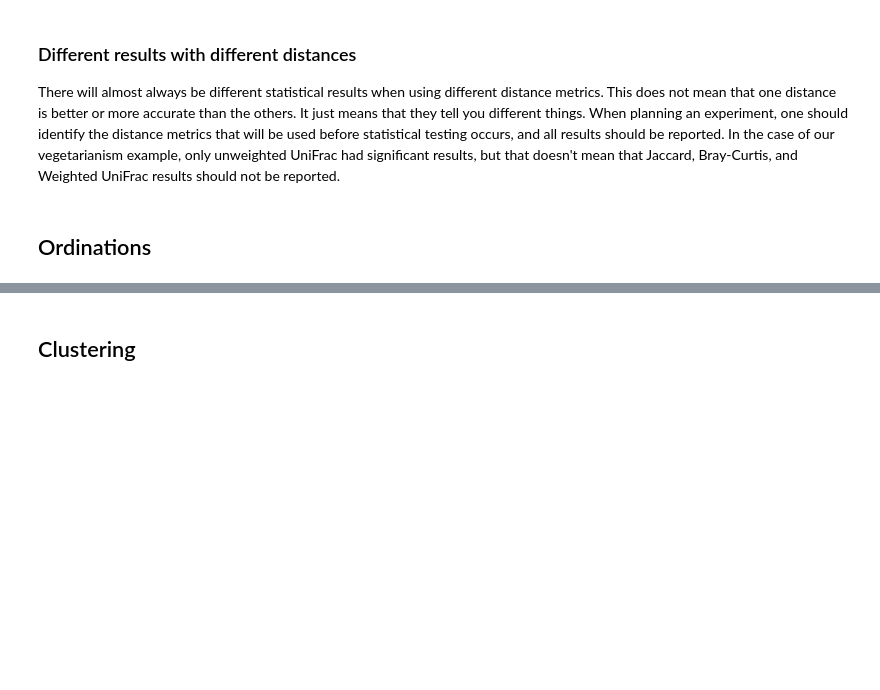
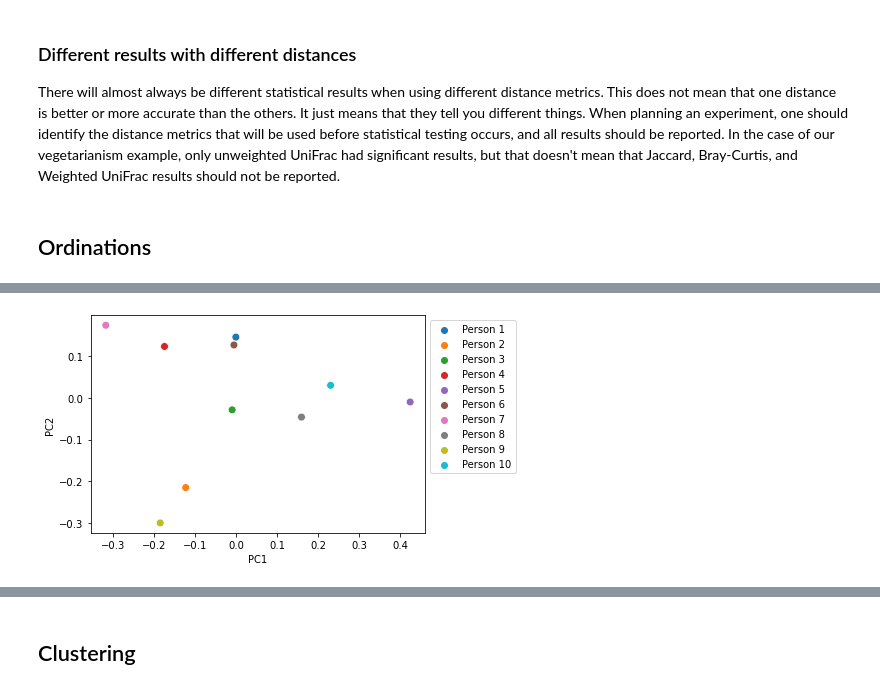
Before and after one commit to sterrettJD/CSCI-6118-Project, a Jupyter notebook: Notebooks/Beta-diversity.ipynb, the cells around one changed output, grey strips where cells are left out. Drawn from its saved outputs; the diff is of its cells as text; code cells hidden in the pictures; blank space fills up the shorter version.

```diff
--- a/Notebooks/Beta-diversity.ipynb
+++ b/Notebooks/Beta-diversity.ipynb
@@ -433,0 +442,13 @@ There will almost always be different statistical results when using different d
+# %%
+u_uni_pcoa = pcoa(u_uni, number_of_dimensions=3)
+u_uni_coords = u_uni_pcoa.samples
+# %%
+ax = sns.scatterplot(x="PC1", y="PC2",
+                     hue=u_uni_coords.index,
+                     data=u_uni_coords, s=60)
+
+ax.legend(bbox_to_anchor=(1,1))
+
+plt.show()
+# %% [output]
+[figure, added]
```
Also changed, not shown: parts of 5 cells of this notebook.
